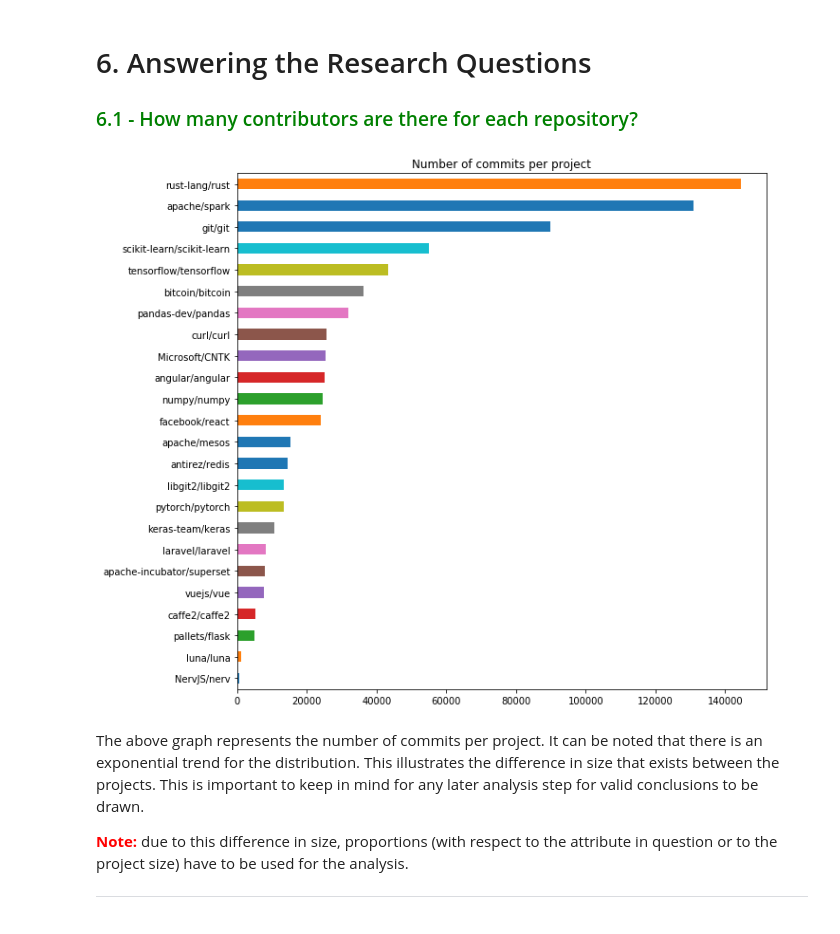
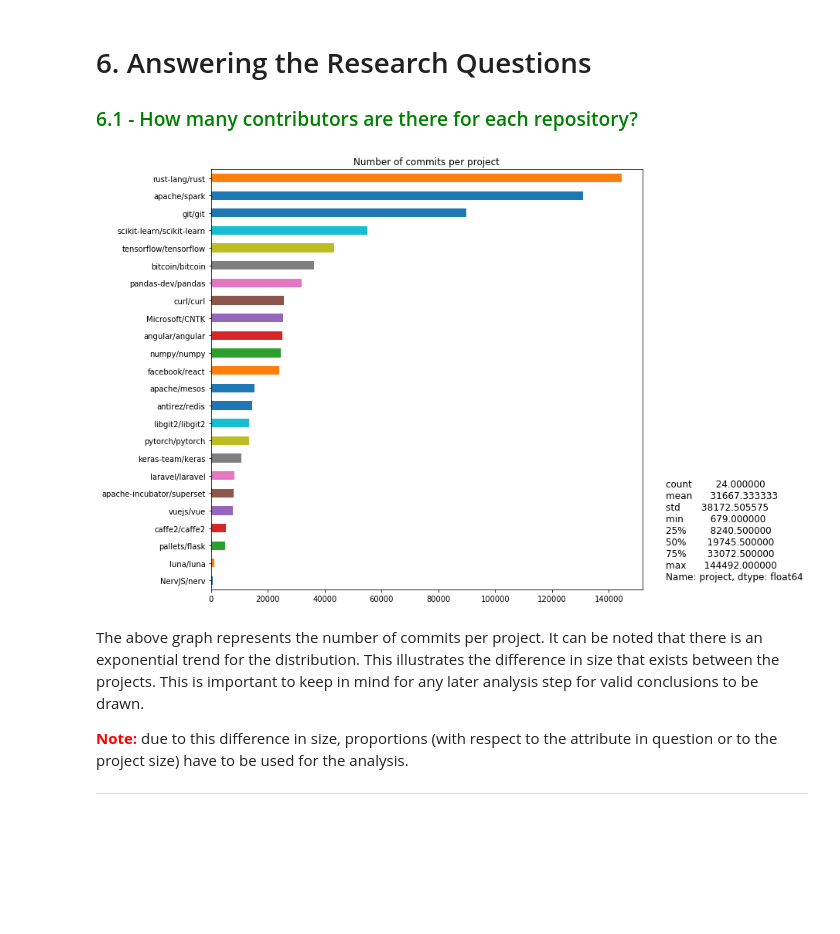
Before and after one commit to GermainZ/AppliedDataAnalysisProject, a Jupyter notebook: data_pipeline.ipynb, the cells around one changed output. Cells and saved outputs as stored; diff of their text form; code cells hidden in the pictures; blank space fills up the shorter version.

```diff
--- a/data_pipeline.ipynb
+++ b/data_pipeline.ipynb
@@ -871,9 +878,10 @@ We are not considering the two datasets `blames` and `patches` in the Gitential
 # %%
 # Number of commits per project.
 commits_count_by_project = commits_df.project.value_counts(ascending=True)
 commits_count_by_project.plot.barh(figsize=(10, 10), title='Number of commits per project');
+plt.text(160000, .05, str(commits_count_by_project.describe()), fontsize=12);
 # %% [output]
-[figure, old version]
+[figure, new version]
 # %% [markdown]
 The above graph represents the number of commits per project. It can be noted that there is an exponential trend for the distribution. This illustrates the difference in size that exists between the projects. This is important to keep in mind for any later analysis step for valid conclusions to be drawn.
 
```
Also changed, not shown: parts of 57 cells of this notebook.
